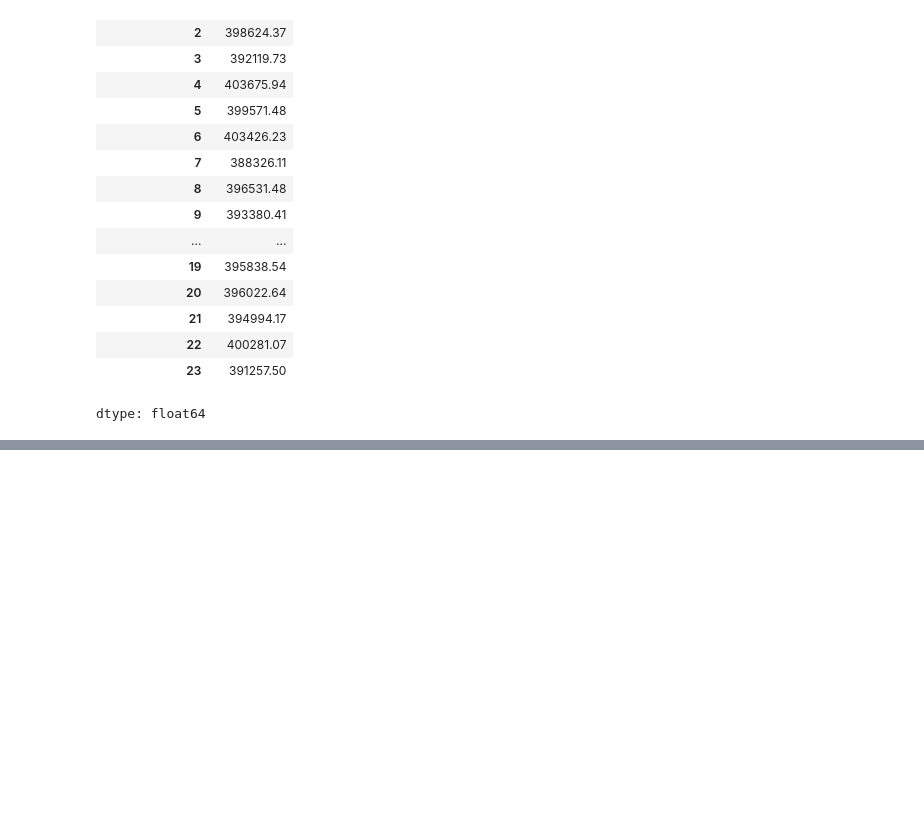
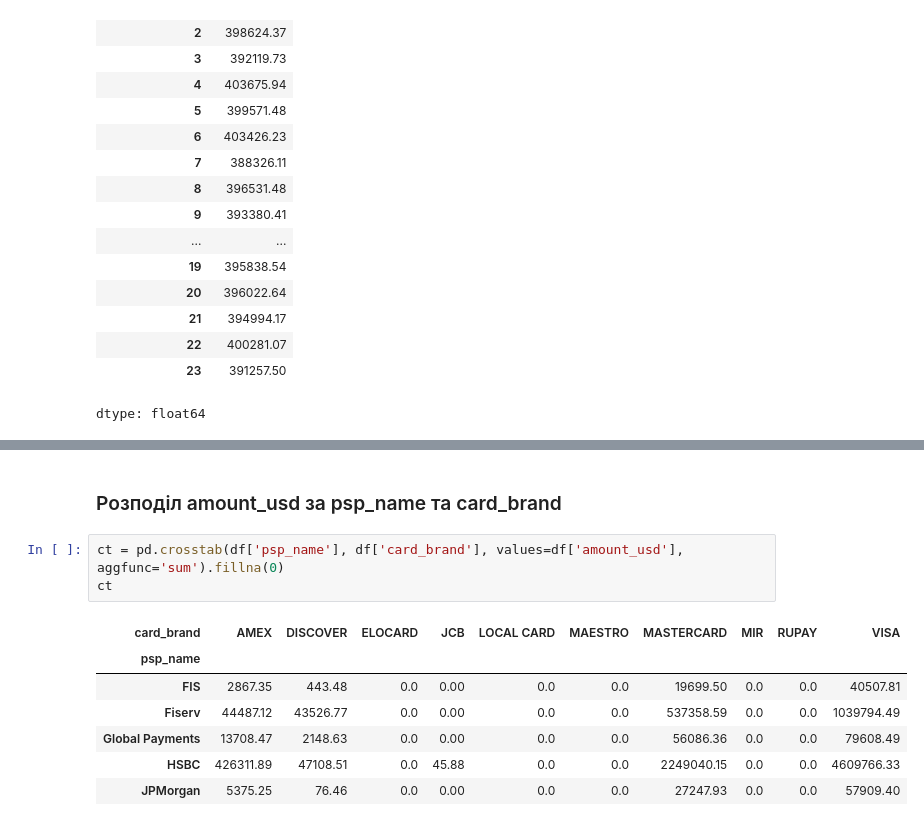
Before and after one commit to bukovskiy7777/Data-Analysis, a Jupyter notebook: Test_task.ipynb, the cells around one changed output, grey strips where cells are left out. Saved outputs shown, nothing was run; the diff lists cells and outputs as text; blank space fills up the shorter version.

```diff
--- a/Test_task.ipynb
+++ b/Test_task.ipynb
@@ -359,0 +463,13 @@ dtype: float64
+# %% [markdown]
+### Розподіл amount_usd за psp_name та card_brand
+# %%
+ct = pd.crosstab(df['psp_name'], df['card_brand'], values=df['amount_usd'], aggfunc='sum').fillna(0)
+ct
+# %% [output]
+| card_brand | AMEX | DISCOVER | ELOCARD | JCB | LOCAL CARD | MAESTRO | MASTERCARD | MIR | RUPAY | VISA |
+| psp_name |  |  |  |  |  |  |  |  |  |  |
+| FIS | 2867.35 | 443.48 | 0.0 | 0.00 | 0.0 | 0.0 | 19699.50 | 0.0 | 0.0 | 40507.81 |
+| Fiserv | 44487.12 | 43526.77 | 0.0 | 0.00 | 0.0 | 0.0 | 537358.59 | 0.0 | 0.0 | 1039794.49 |
+| Global Payments | 13708.47 | 2148.63 | 0.0 | 0.00 | 0.0 | 0.0 | 56086.36 | 0.0 | 0.0 | 79608.49 |
+| HSBC | 426311.89 | 47108.51 | 0.0 | 45.88 | 0.0 | 0.0 | 2249040.15 | 0.0 | 0.0 | 4609766.33 |
+| JPMorgan | 5375.25 | 76.46 | 0.0 | 0.00 | 0.0 | 0.0 | 27247.93 | 0.0 | 0.0 | 57909.40 |
```
Also changed, not shown: parts of 27 cells of this notebook.
